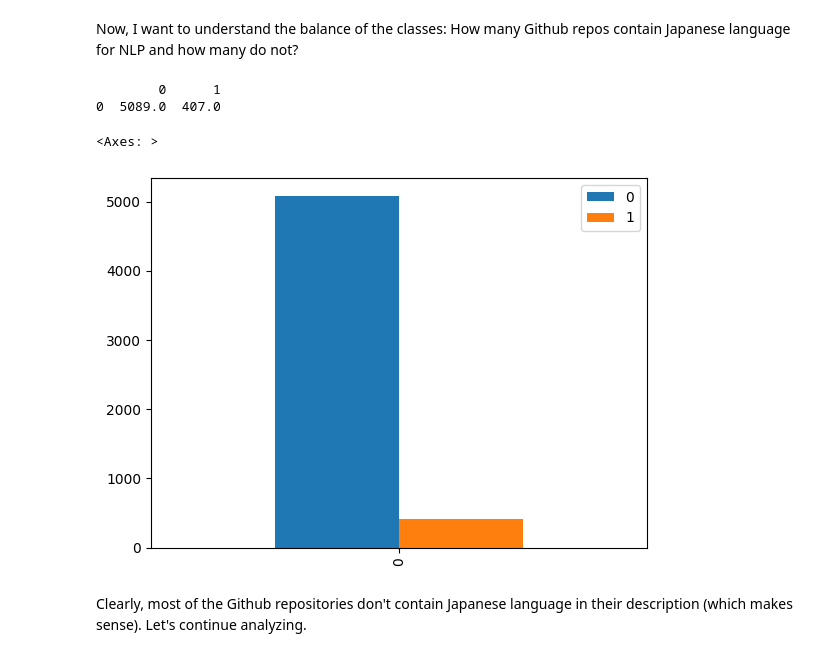
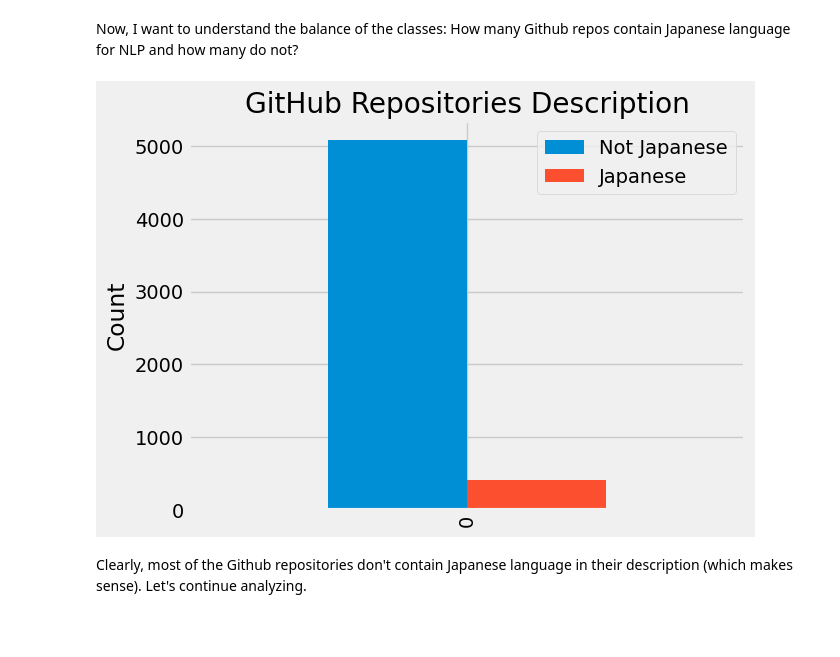
Before and after one commit to matthewshawnkehoe/Data-Science-Machine-Learning-Collaborative-Learning-Group, a Jupyter notebook: Natural_Language_Processing/Hugging_Face_NLP_Course/Transformer_Models/Projects/HF_Course_Part_1_Fine_Tuned_Pretrain_Model.ipynb, the cells around one changed output. Cells and saved outputs as stored; diff of their text form; code cells hidden in the pictures; blank space fills up the shorter version.

```diff
--- a/Natural_Language_Processing/Hugging_Face_NLP_Course/Transformer_Models/Projects/HF_Course_Part_1_Fine_Tuned_Pretrain_Model.ipynb
+++ b/Natural_Language_Processing/Hugging_Face_NLP_Course/Transformer_Models/Projects/HF_Course_Part_1_Fine_Tuned_Pretrain_Model.ipynb
@@ -122,24 +138,25 @@ raw_dataset["train"].features
  'created_at': Value(dtype='string', id=None)}
 # %% [markdown]
 Now, I want to understand the balance of the classes: How many Github repos contain Japanese language for NLP and how many do not?
-# %%
-import operator
-import pandas as pd
-
-# Create dataframe
-reviews_df = pd.DataFrame()
-
-# Explore the reviews: Assing number of reviews to each column
-for i in range(2):
-  reviews_df.loc[0, i] = operator.countOf(raw_dataset["train"]["label"], i)
-
-print(reviews_df)
-reviews_df.plot.bar()
-# %% [output]
-        0      1
-0  5089.0  407.0
-<Axes: >
-[figure, removed]
+# %%
+# Create a DataFrame from the raw dataset
+github_df = pd.DataFrame()
+
+# Count the occurrences of each label and map them to "Not Japanese" and "Japanese"
+label_counts = pd.Series(raw_dataset["train"]["label"]).value_counts()
+labels = ["Not Japanese", "Japanese"]
+
+# Assign the counts to the DataFrame
+for i, label in enumerate(labels):
+    github_df.loc[0, label] = label_counts.get(i, 0)
+
+# Plot the bar chart
+ax = github_df.plot.bar()
+ax.set_ylabel("Count")
+ax.set_title("GitHub Repositories Description")
+plt.show()
+# %% [output]
+[figure, added]
 # %% [markdown]
 Clearly, most of the Github repositories don't contain Japanese language in their description (which makes sense). Let's continue analyzing.
 # %% [markdown]
```
Also changed, not shown: parts of 29 cells of this notebook.
